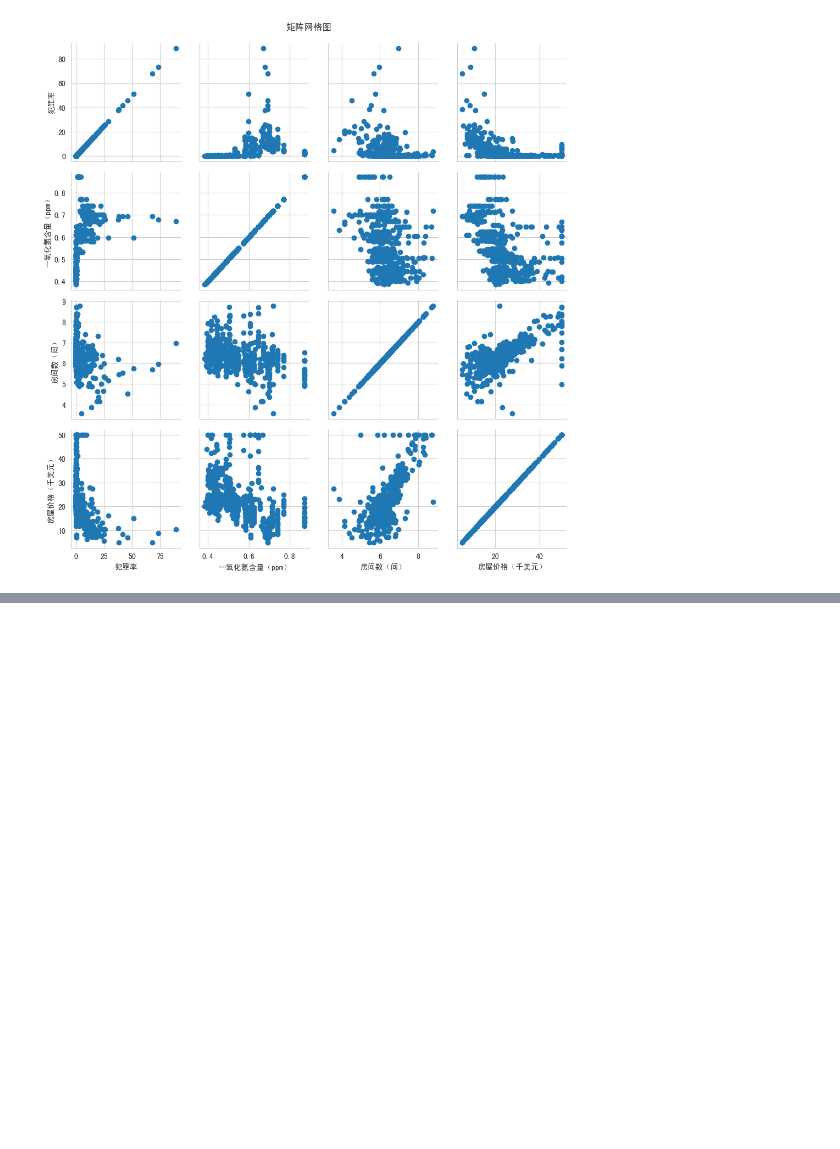
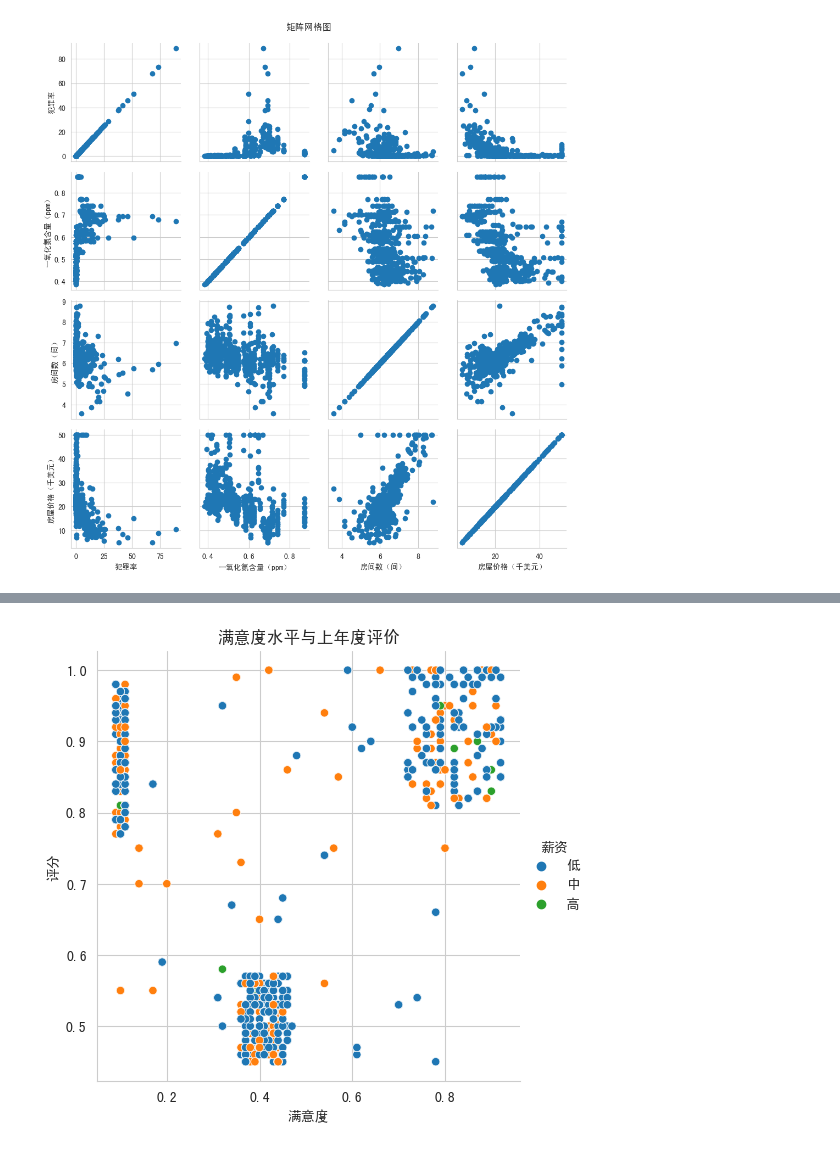
Before and after one commit to YcSaber/SchoolPyLesson1, a Jupyter notebook: data visualization/4/code/4-2.ipynb, the cells around one changed output, grey strips where cells are left out. Saved outputs shown, nothing was run; the diff lists cells and outputs as text; code cells hidden in the pictures; blank space fills up the shorter version.

```diff
--- a/data visualization/4/code/4-2.ipynb
+++ b/data visualization/4/code/4-2.ipynb
@@ -94,0 +107,6 @@ plt.show()
+# %%
+sns.relplot(x='满意度',y='评分',hue='薪资',data=sell)
+plt.title('满意度水平与上年度评价')
+plt.show()
+# %% [output]
+[figure, added]
```
Also changed, not shown: parts of 10 cells of this notebook.
